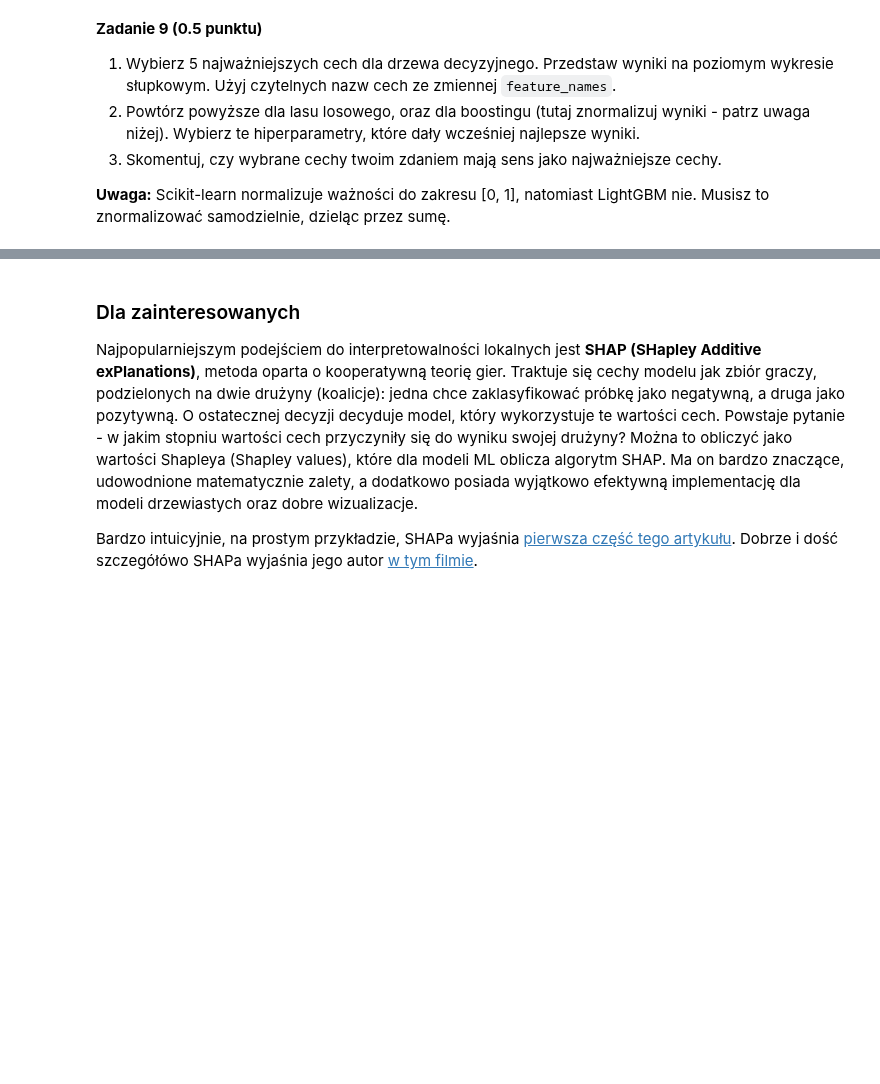
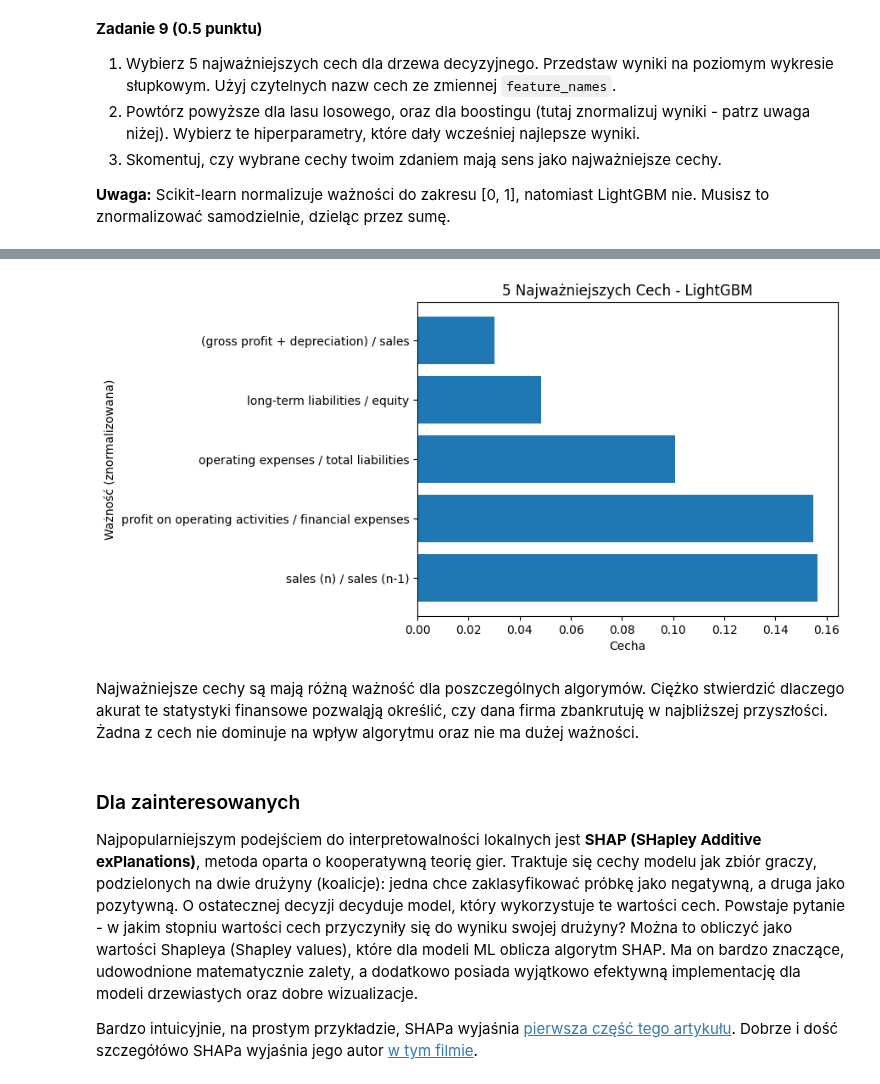
Before and after one commit to MatoKnap/git-lab, a Jupyter notebook: lab2/lab_2.ipynb, the cells around one changed output, grey strips where cells are left out. Saved outputs shown, nothing was run; the diff lists cells and outputs as text; code cells hidden in the pictures; blank space fills up the shorter version.

```diff
--- a/lab2/lab_2.ipynb
+++ b/lab2/lab_2.ipynb
@@ -545,3 +557,17 @@ plt.show()
+# %%
+feature_importances_lgbm = lgbm_classifier.feature_importances_
+
+normalized_importances_lgbm = feature_importances_lgbm / sum(feature_importances_lgbm)
+
+plt.barh([feature_names[i] for i in top_features_tree], normalized_importances_lgbm[top_features_tree])
+plt.xlabel("Cecha")
+plt.ylabel("Ważność (znormalizowana)")
+plt.title("5 Najważniejszych Cech - LightGBM")
+plt.show()
+# %% [output]
+[figure, added]
+# %% [markdown]
+Najważniejsze cechy są mają różną ważność dla poszczególnych algorymów. Ciężko stwierdzić dlaczego akurat te statystyki finansowe pozwaląją określić, czy dana firma zbankrutuję w najbliższej przyszłości. Żadna z cech nie dominuje na wpływ algorytmu oraz nie ma dużej ważności.
 # %% [markdown]
 ### Dla zainteresowanych
 
```
Also changed, not shown: parts of 8 cells of this notebook.
